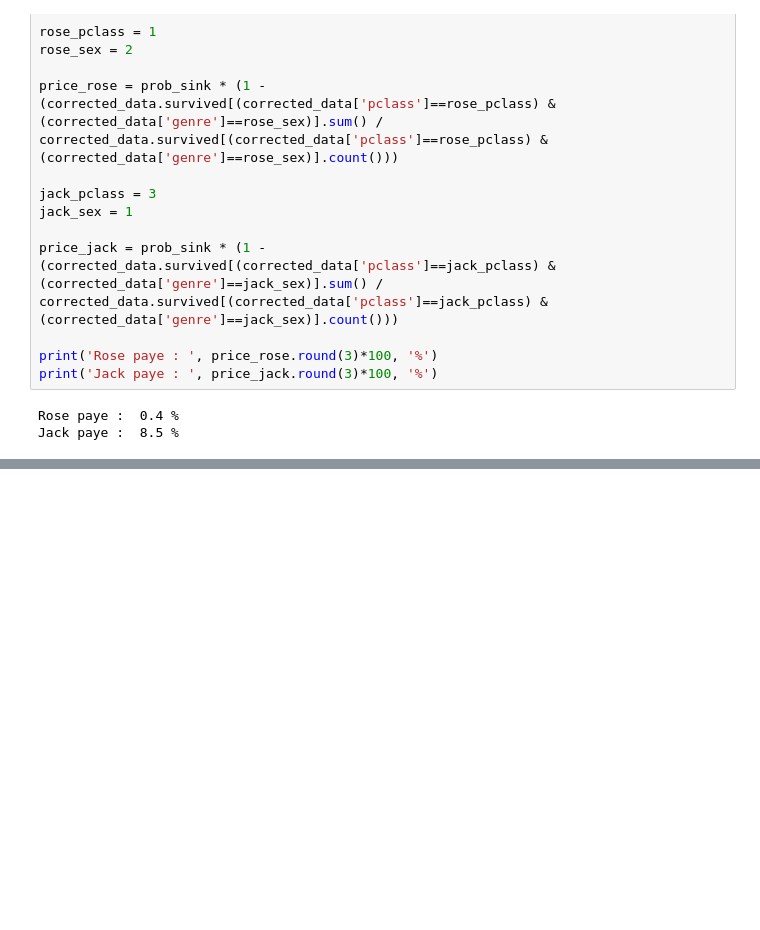
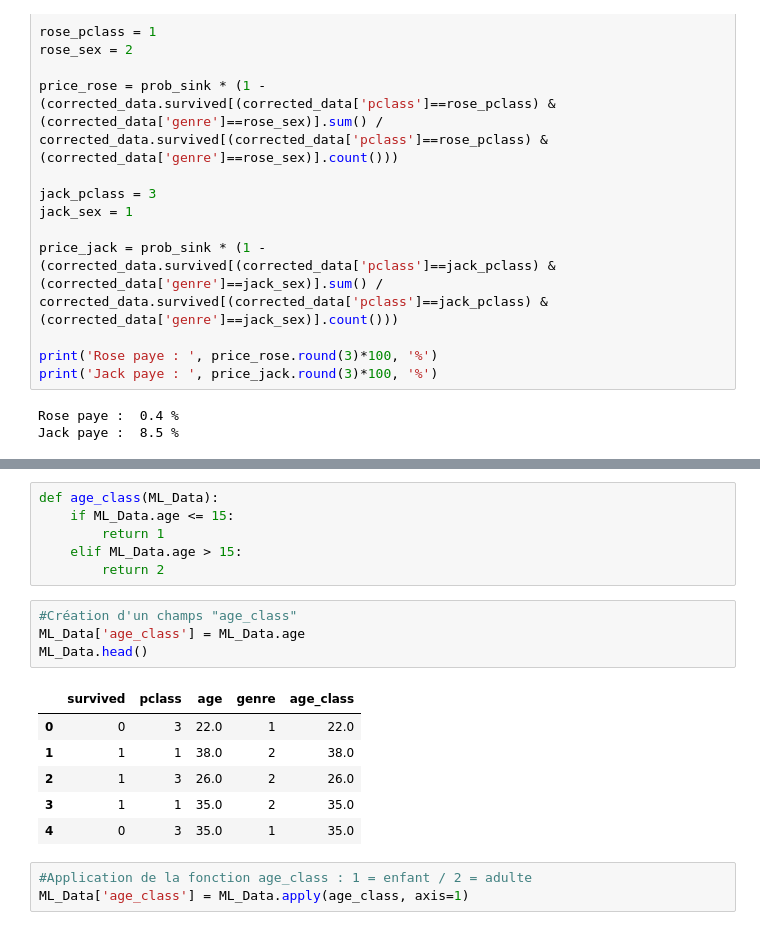
Before and after one commit to Jaketdax/ActuariatVieCNAM, a Jupyter notebook: ACT102 - Titanic - MikeColombet.ipynb, the cells around one changed output, grey strips where cells are left out. Cells and saved outputs as stored; diff of their text form; blank space fills up the shorter version.

```diff
--- a/ACT102 - Titanic - MikeColombet.ipynb
+++ b/ACT102 - Titanic - MikeColombet.ipynb
@@ -362,0 +376,20 @@ A SUIVRE
+# %%
+def age_class(ML_Data):
+    if ML_Data.age <= 15:
+        return 1
+    elif ML_Data.age > 15:
+        return 2
+# %%
+#Création d'un champs "age_class"
+ML_Data['age_class'] = ML_Data.age
+ML_Data.head()
+# %% [output]
+|  | survived | pclass | age | genre | age_class |
+| 0 | 0 | 3 | 22.0 | 1 | 22.0 |
+| 1 | 1 | 1 | 38.0 | 2 | 38.0 |
+| 2 | 1 | 3 | 26.0 | 2 | 26.0 |
+| 3 | 1 | 1 | 35.0 | 2 | 35.0 |
+| 4 | 0 | 3 | 35.0 | 1 | 35.0 |
+# %%
+#Application de la fonction age_class : 1 = enfant / 2 = adulte
+ML_Data['age_class'] = ML_Data.apply(age_class, axis=1)
```
Also changed, not shown: parts of 48 cells of this notebook.
